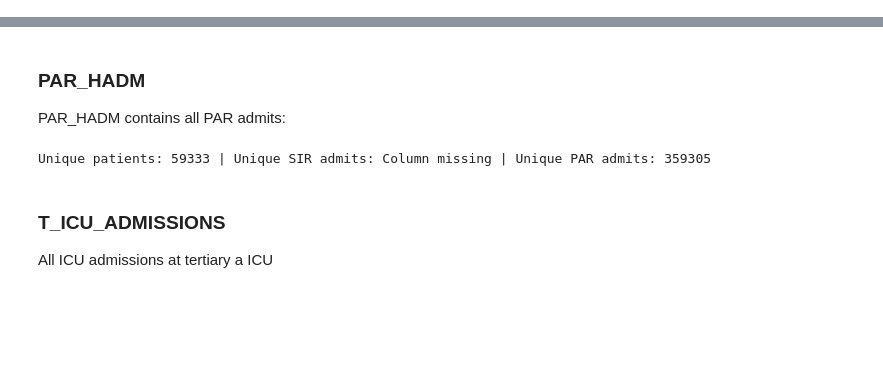
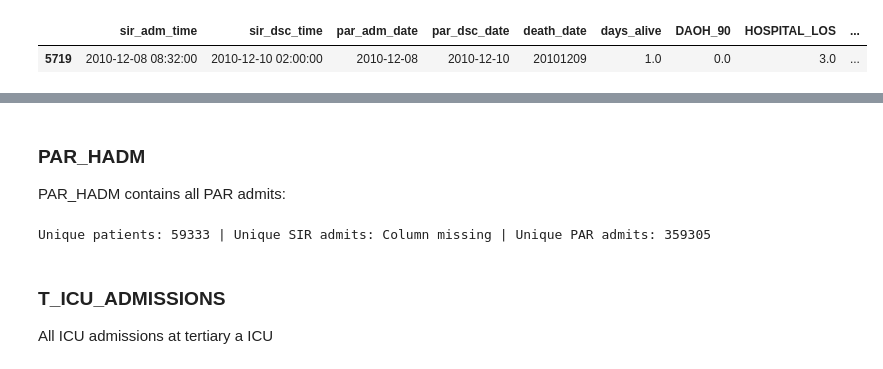
Before and after one commit to johol355/neuro-ascertainment, a Jupyter notebook: candidate-queries/hospital-admission-concept/hospital-admission-concept.ipynb, the cells around one changed output, grey strips where cells are left out. Saved outputs shown, nothing was run; the diff lists cells and outputs as text; code cells hidden in the pictures; blank space fills up the shorter version.

```diff
--- a/candidate-queries/hospital-admission-concept/hospital-admission-concept.ipynb
+++ b/candidate-queries/hospital-admission-concept/hospital-admission-concept.ipynb
@@ -26,0 +64,6 @@ def count_id(df):
+# %%
+i = np.random.choice(d2.query("days_alive <4").LopNr.unique())
+d2.query(f"LopNr == {i}")[["sir_adm_time", "sir_dsc_time", "par_adm_date", "par_dsc_date", "death_date", "days_alive", "DAOH_90", "HOSPITAL_LOS", "HOSPITAL_LOS_ALIVE"]]
+# %% [output]
+|  | sir_adm_time | sir_dsc_time | par_adm_date | par_dsc_date | death_date | days_alive | DAOH_90 | HOSPITAL_LOS | ... |
+| 5719 | 2010-12-08 08:32:00 | 2010-12-10 02:00:00 | 2010-12-08 | 2010-12-10 | 20101209 | 1.0 | 0.0 | 3.0 | ... |
```
Also changed, not shown: parts of 9 cells of this notebook, 2 other files.
